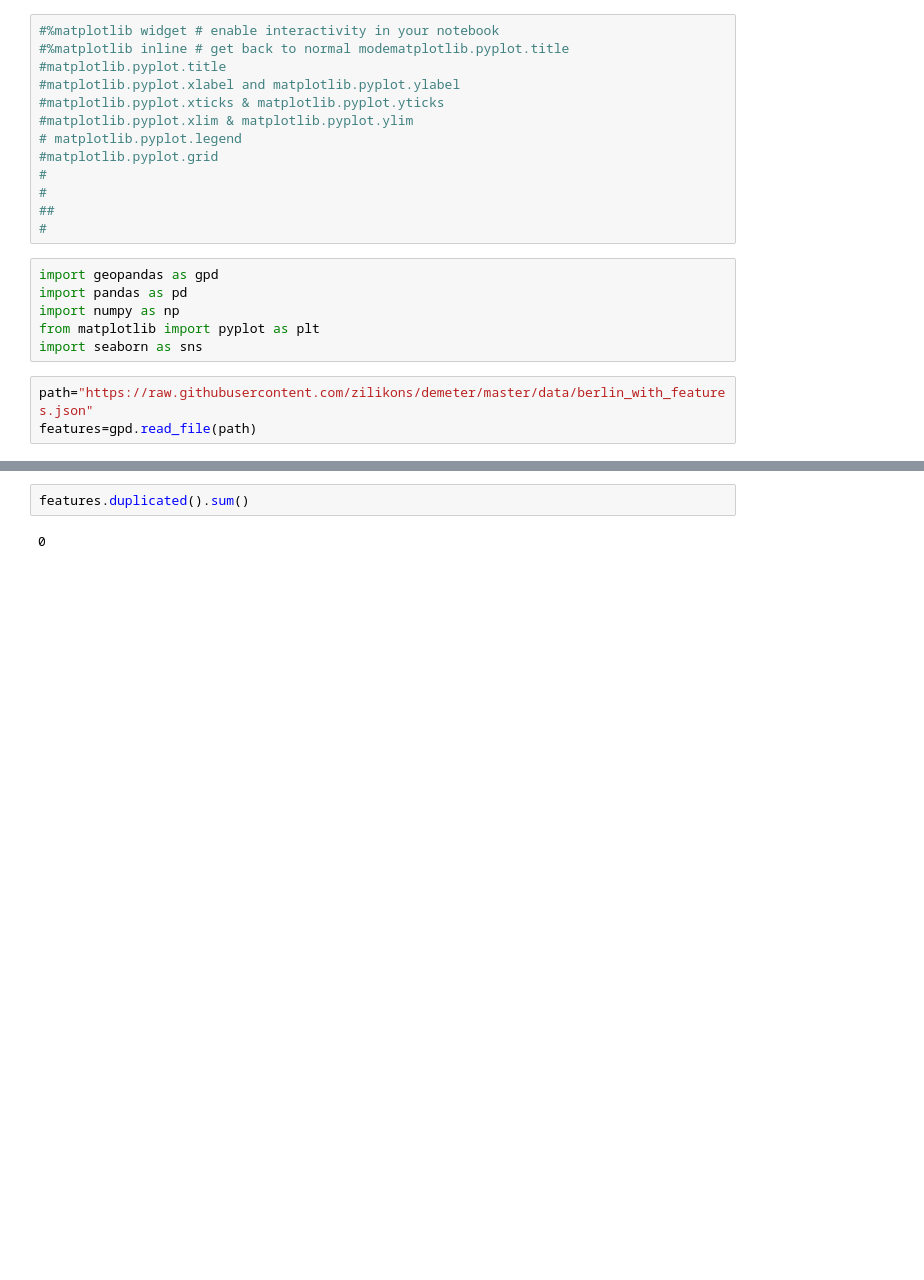
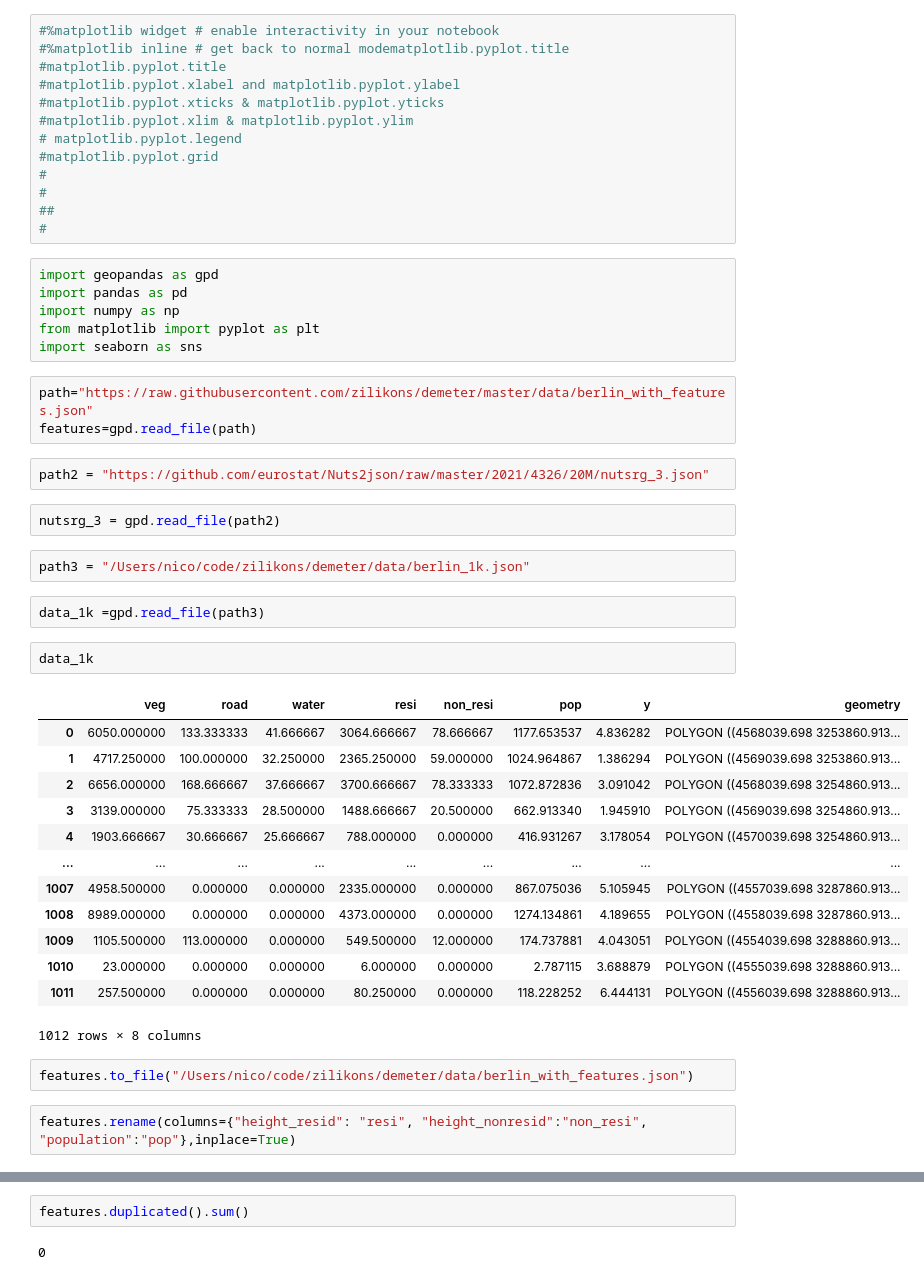
Before and after one commit to zilikons/demeter, a Jupyter notebook: notebooks/plots-Copy1.ipynb, the cells around one changed output, grey strips where cells are left out. Cells and saved outputs as stored; diff of their text form; blank space fills up the shorter version.

```diff
--- a/notebooks/plots-Copy1.ipynb
+++ b/notebooks/plots-Copy1.ipynb
@@ -43,6 +43,34 @@ import seaborn as sns
 # %%
 path="https://raw.githubusercontent.com/zilikons/demeter/master/data/berlin_with_features.json"
 features=gpd.read_file(path)
+# %%
+path2 = "https://github.com/eurostat/Nuts2json/raw/master/2021/4326/20M/nutsrg_3.json"
+# %%
+nutsrg_3 = gpd.read_file(path2)
+# %%
+path3 = "/Users/nico/code/zilikons/demeter/data/berlin_1k.json"
+# %%
+data_1k =gpd.read_file(path3)
+# %%
+data_1k
+# %% [output]
+|  | veg | road | water | resi | non_resi | pop | y | geometry |
+| 0 | 6050.000000 | 133.333333 | 41.666667 | 3064.666667 | 78.666667 | 1177.653537 | 4.836282 | POLYGON ((4568039.698 3253860.913... |
+| 1 | 4717.250000 | 100.000000 | 32.250000 | 2365.250000 | 59.000000 | 1024.964867 | 1.386294 | POLYGON ((4569039.698 3253860.913... |
+| 2 | 6656.000000 | 168.666667 | 37.666667 | 3700.666667 | 78.333333 | 1072.872836 | 3.091042 | POLYGON ((4568039.698 3254860.913... |
+| 3 | 3139.000000 | 75.333333 | 28.500000 | 1488.666667 | 20.500000 | 662.913340 | 1.945910 | POLYGON ((4569039.698 3254860.913... |
+| 4 | 1903.666667 | 30.666667 | 25.666667 | 788.000000 | 0.000000 | 416.931267 | 3.178054 | POLYGON ((4570039.698 3254860.913... |
+| ... | ... | ... | ... | ... | ... | ... | ... | ... |
+| 1007 | 4958.500000 | 0.000000 | 0.000000 | 2335.000000 | 0.000000 | 867.075036 | 5.105945 | POLYGON ((4557039.698 3287860.913... |
+| 1008 | 8989.000000 | 0.000000 | 0.000000 | 4373.000000 | 0.000000 | 1274.134861 | 4.189655 | POLYGON ((4558039.698 3287860.913... |
+| 1009 | 1105.500000 | 113.000000 | 0.000000 | 549.500000 | 12.000000 | 174.737881 | 4.043051 | POLYGON ((4554039.698 3288860.913... |
+| 1010 | 23.000000 | 0.000000 | 0.000000 | 6.000000 | 0.000000 | 2.787115 | 3.688879 | POLYGON ((4555039.698 3288860.913... |
+| 1011 | 257.500000 | 0.000000 | 0.000000 | 80.250000 | 0.000000 | 118.228252 | 6.444131 | POLYGON ((4556039.698 3288860.913... |
+1012 rows × 8 columns
+# %%
+features.to_file("/Users/nico/code/zilikons/demeter/data/berlin_with_features.json")
+# %%
+features.rename(columns={"height_resid": "resi", "height_nonresid":"non_resi", "population":"pop"},inplace=True)
 # %%
 features
 # %% [output]
```
Also changed, not shown: parts of 2 cells of this notebook, 1 other file.
